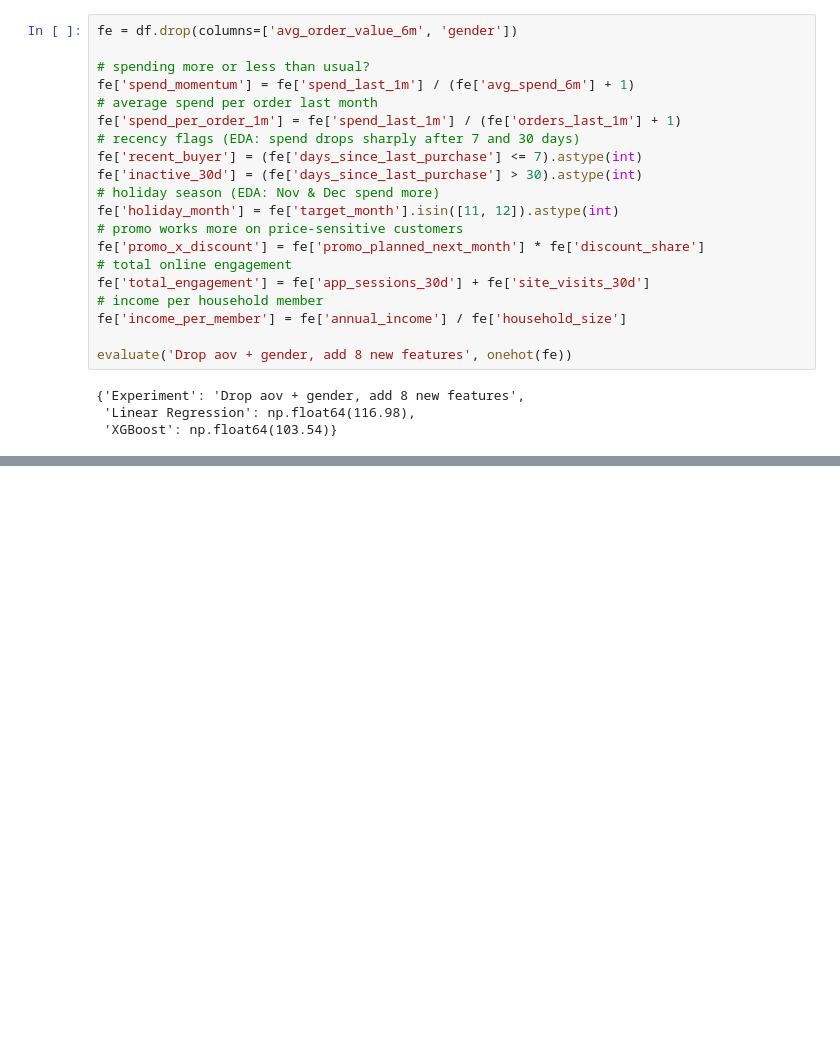
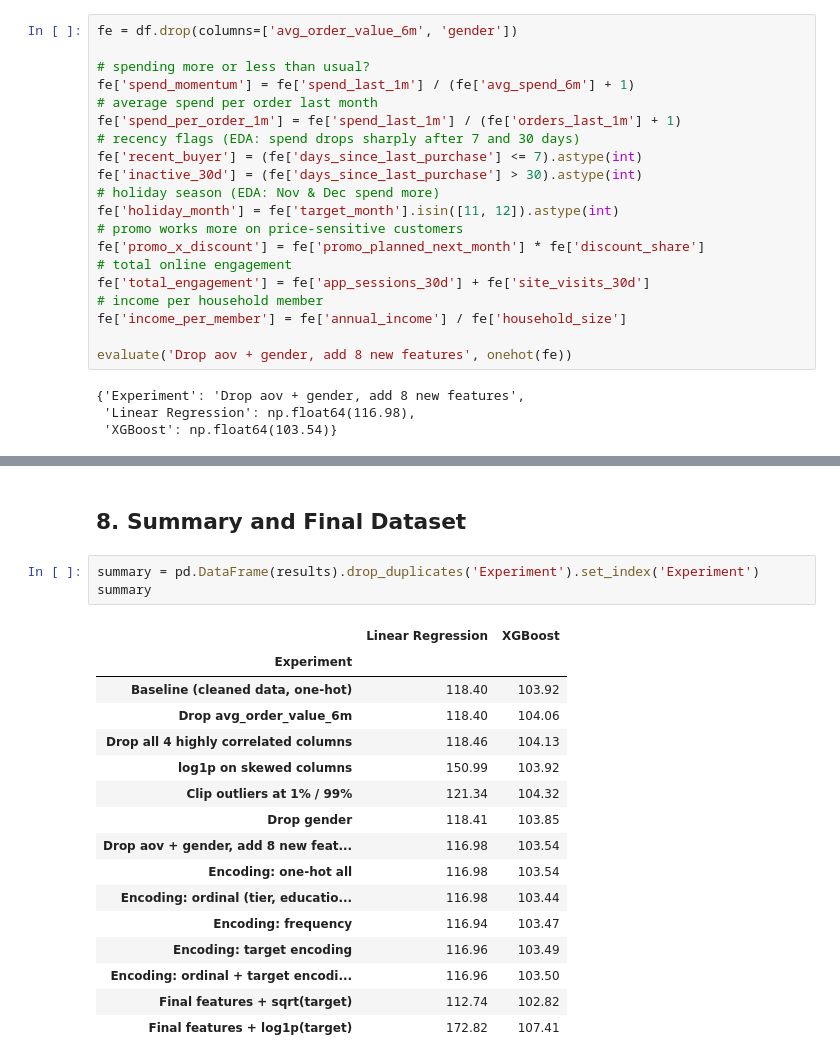
Before and after one commit to arkadeycns/cosmo, a Jupyter notebook: 03_feature_engineering.ipynb, the cells around one changed output, grey strips where cells are left out. Drawn from its saved outputs; the diff is of its cells as text; blank space fills up the shorter version.

Commit message:
Compare encodings and target transforms, save final feature set

```diff
--- a/03_feature_engineering.ipynb
+++ b/03_feature_engineering.ipynb
@@ -236,0 +306,22 @@ evaluate('Drop aov + gender, add 8 new features', onehot(fe))
+# %% [markdown]
+## 8. Summary and Final Dataset
+# %%
+summary = pd.DataFrame(results).drop_duplicates('Experiment').set_index('Experiment')
+summary
+# %% [output]
+|  | Linear Regression | XGBoost |
+| Experiment |  |  |
+| Baseline (cleaned data, one-hot) | 118.40 | 103.92 |
+| Drop avg_order_value_6m | 118.40 | 104.06 |
+| Drop all 4 highly correlated columns | 118.46 | 104.13 |
+| log1p on skewed columns | 150.99 | 103.92 |
+| Clip outliers at 1% / 99% | 121.34 | 104.32 |
+| Drop gender | 118.41 | 103.85 |
+| Drop aov + gender, add 8 new feat... | 116.98 | 103.54 |
+| Encoding: one-hot all | 116.98 | 103.54 |
+| Encoding: ordinal (tier, educatio... | 116.98 | 103.44 |
+| Encoding: frequency | 116.94 | 103.47 |
+| Encoding: target encoding | 116.96 | 103.49 |
+| Encoding: ordinal + target encodi... | 116.96 | 103.50 |
+| Final features + sqrt(target) | 112.74 | 102.82 |
+| Final features + log1p(target) | 172.82 | 107.41 |
```
Also changed, not shown: parts of 10 cells of this notebook, 1 other file.
